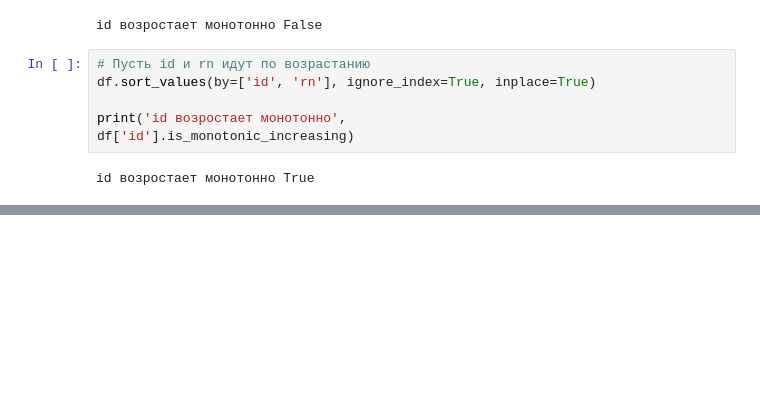
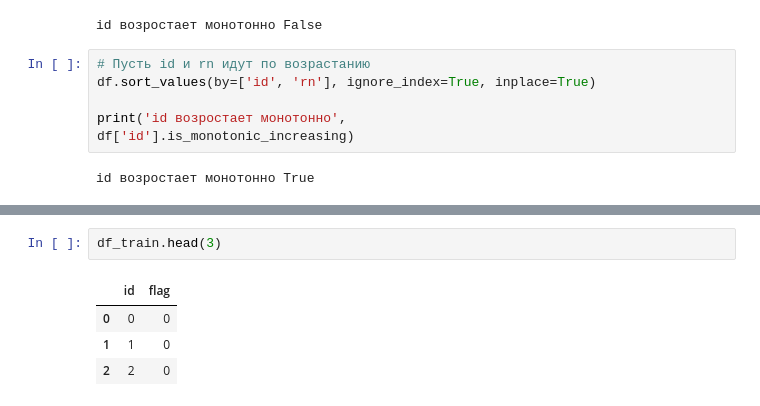
Before and after one commit to Sergey-Chursin/catboost-credit-scoring-pipeline, a Jupyter notebook: data_preparation.ipynb, the cells around one changed output, grey strips where cells are left out. Saved outputs shown, nothing was run; the diff lists cells and outputs as text; blank space fills up the shorter version.

```diff
--- a/data_preparation.ipynb
+++ b/data_preparation.ipynb
@@ -286,0 +321,7 @@ df.to_csv('prepared_data/source_data.csv', index=False)
+# %%
+df_train.head(3)
+# %% [output]
+|  | id | flag |
+| 0 | 0 | 0 |
+| 1 | 1 | 0 |
+| 2 | 2 | 0 |
```
Also changed, not shown: parts of 21 cells of this notebook.
